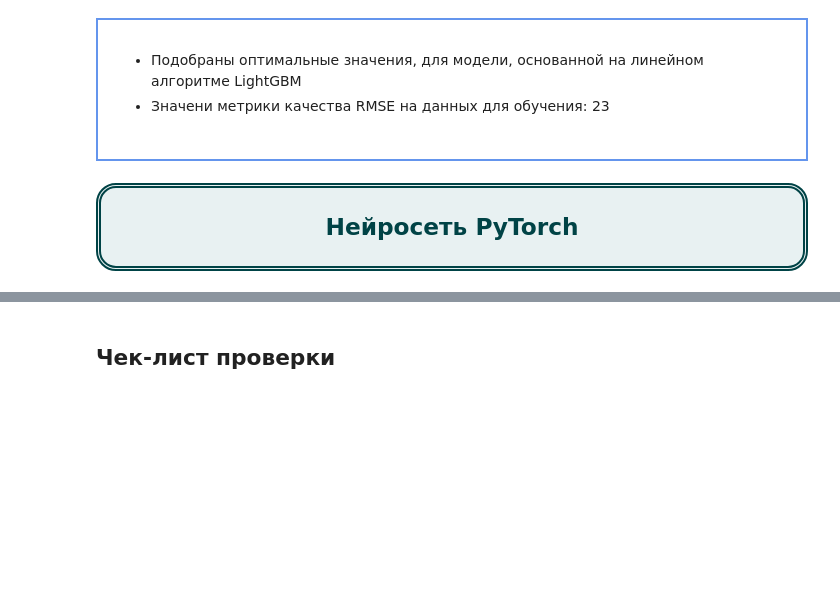
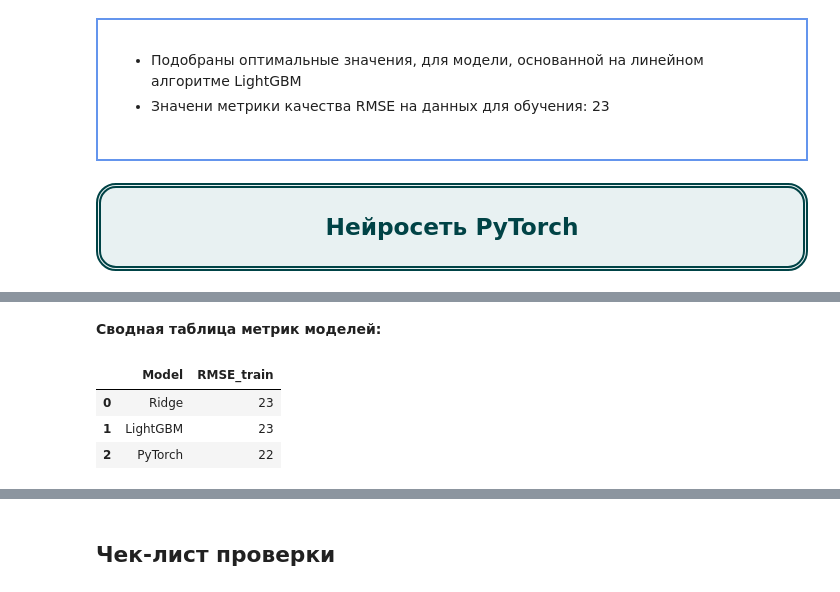
Before and after one commit to Denis-Mukhanov/forecast-of-taxi-orders, a Jupyter notebook: forecast_taxi_orders.ipynb, the cells around one changed output, grey strips where cells are left out. Cells and saved outputs as stored; diff of their text form; code cells hidden in the pictures; blank space fills up the shorter version.

```diff
--- a/forecast_taxi_orders.ipynb
+++ b/forecast_taxi_orders.ipynb
@@ -682,0 +1147,14 @@ LGBMRegressor(colsample_bytree=0.9140755375881686,
+# %% [markdown]
+__Сводная таблица метрик моделей:__
+# %%
+data = {
+    'Model': ['Ridge', 'LightGBM', 'PyTorch'],
+    'RMSE_train': [23, 23, 22]
+
+}
+display(pd.DataFrame(data))
+# %% [output]
+|  | Model | RMSE_train |
+| 0 | Ridge | 23 |
+| 1 | LightGBM | 23 |
+| 2 | PyTorch | 22 |
```
Also changed, not shown: parts of 31 cells of this notebook.
